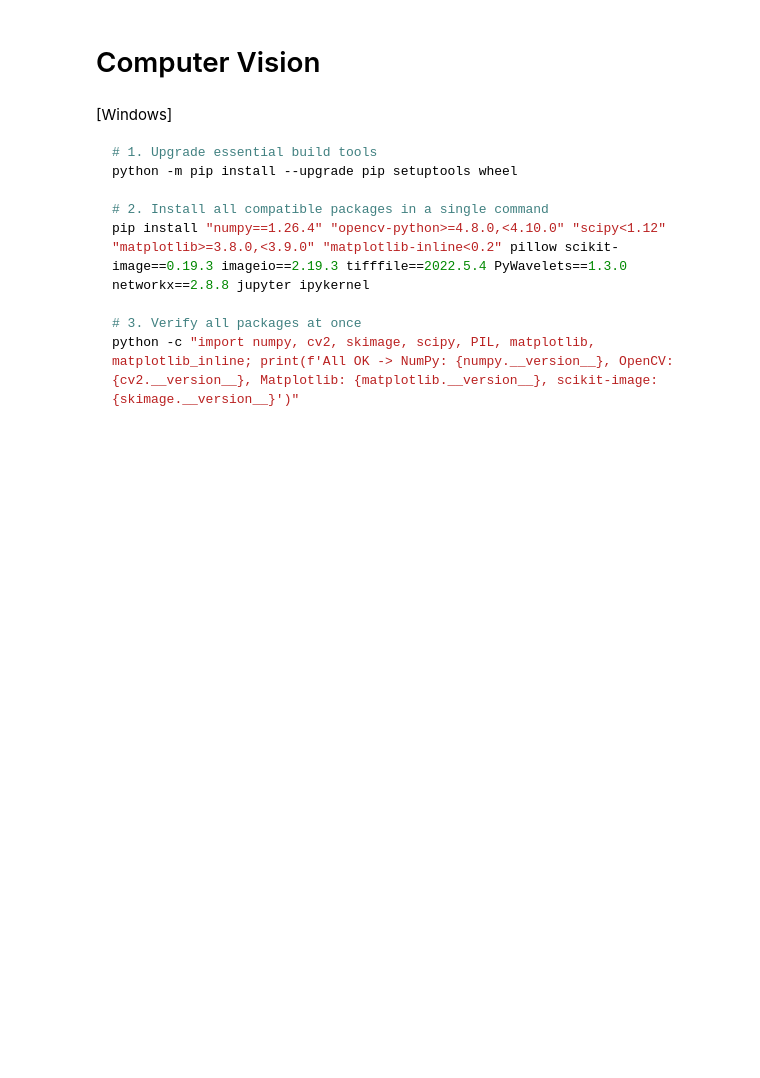
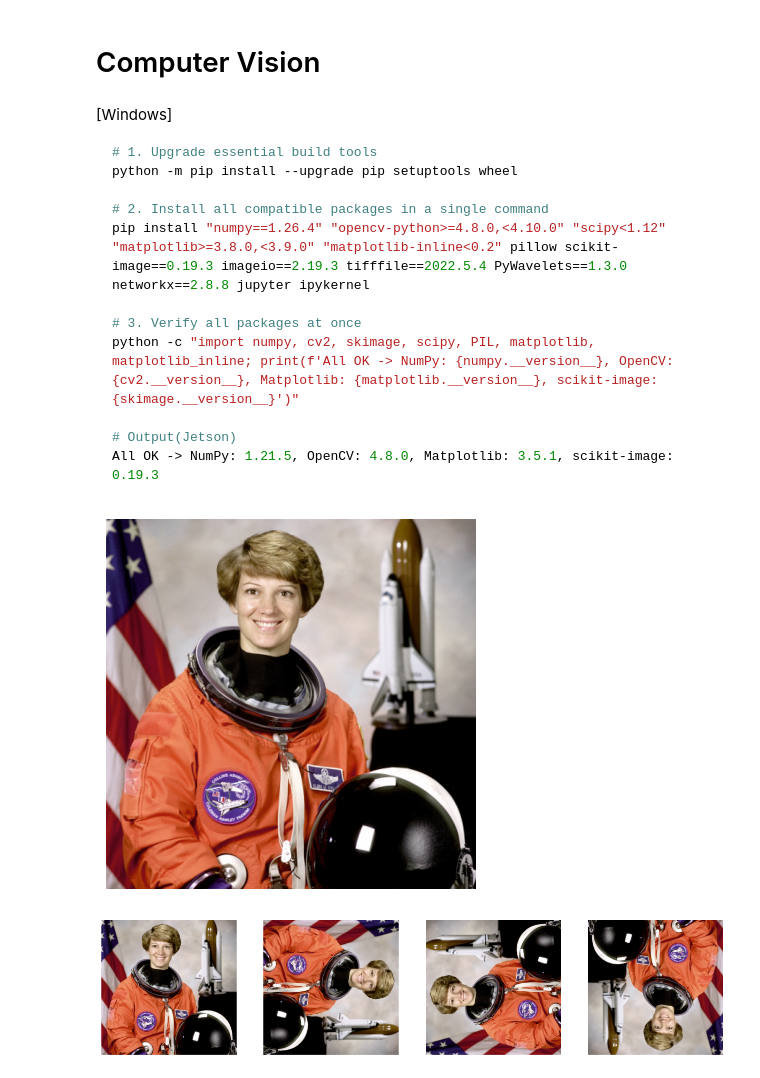
Before and after one commit to intriguingtiger/Vision-LLM-WAN, a Jupyter notebook: 00__MyNote.ipynb, the cells around one changed output. Cells and saved outputs as stored; diff of their text form; code cells hidden in the pictures; blank space fills up the shorter version.

````diff
--- a/00__MyNote.ipynb
+++ b/00__MyNote.ipynb
@@ -510,11 +510,35 @@ pip install "numpy==1.26.4" "opencv-python>=4.8.0,<4.10.0" "scipy<1.12" "matplot
 
 # 3. Verify all packages at once
 python -c "import numpy, cv2, skimage, scipy, PIL, matplotlib, matplotlib_inline; print(f'All OK -> NumPy: {numpy.__version__}, OpenCV: {cv2.__version__}, Matplotlib: {matplotlib.__version__}, scikit-image: {skimage.__version__}')"
+
+# Output(Jetson)
+All OK -> NumPy: 1.21.5, OpenCV: 4.8.0, Matplotlib: 3.5.1, scikit-image: 0.19.3
 ```
 # %%
 import cv2
 import numpy as np
 import matplotlib.pyplot as plt
 import skimage.data
+# %%
+astronaut = skimage.data.astronaut()
+print(astronaut.dtype)
+
+# A Figure
+plt.imshow(astronaut)
+plt.axis("off")
+
+# Figures
+plt.figure(figsize=(15,6))
+
+plt.subplot(1,4,1), plt.imshow(astronaut)
+plt.subplot(1,4,2), plt.imshow(cv2.rotate(astronaut.copy(), cv2.ROTATE_90_CLOCKWISE))
+plt.subplot(1,4,3), plt.imshow(cv2.rotate(astronaut.copy(), cv2.ROTATE_90_COUNTERCLOCKWISE))
+plt.subplot(1,4,4), plt.imshow(cv2.rotate(astronaut.copy(), cv2.ROTATE_180))
+
+for ax in plt.gcf().axes:
+    ax.axis("off")
+# %% [output]
+[figure, added]
+[figure, added]
 # %%
 astronaut = skimage.data.astronaut()
````
Also changed, not shown: parts of 1 cell of this notebook, 23 other files.
